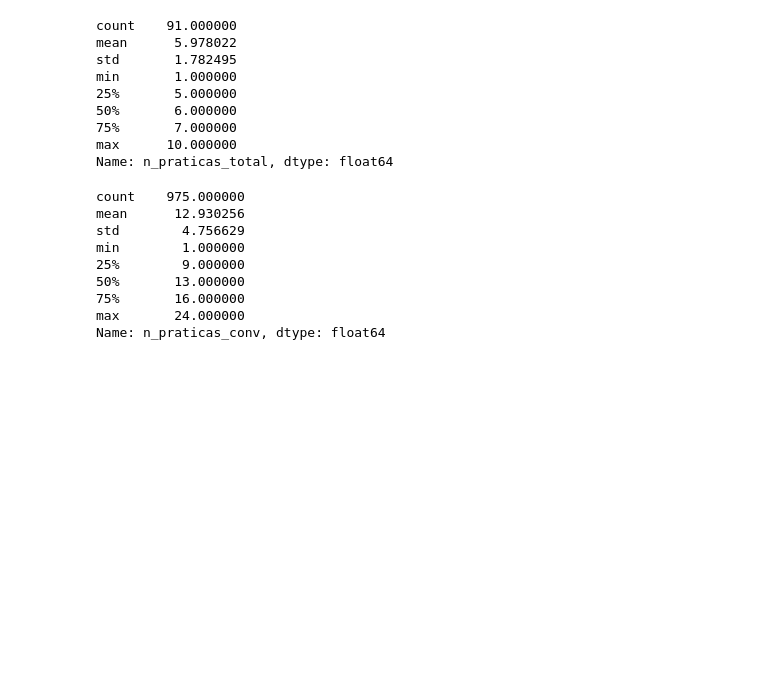
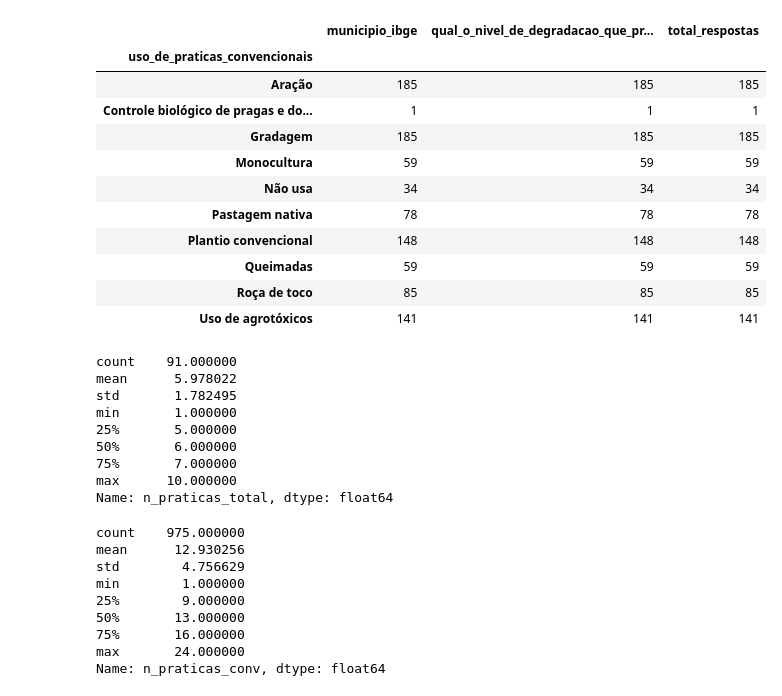
Before and after one commit to ValentineMaria/Artigo_Mapitos, a Jupyter notebook: notebooks/Entendendo_Descrevendo.ipynb, the cells around one changed output. Saved outputs shown, nothing was run; the diff lists cells and outputs as text; code cells hidden in the pictures; blank space fills up the shorter version.

```diff
--- a/notebooks/Entendendo_Descrevendo.ipynb
+++ b/notebooks/Entendendo_Descrevendo.ipynb
@@ -17,3 +27,18 @@ dtype: float64
+# %%
+df_conv.groupby(['uso_de_praticas_convencionais']).count()
+# %% [output]
+|  | municipio_ibge | qual_o_nivel_de_degradacao_que_pr... | total_respostas |
+| uso_de_praticas_convencionais |  |  |  |
+| Aração | 185 | 185 | 185 |
+| Controle biológico de pragas e do... | 1 | 1 | 1 |
+| Gradagem | 185 | 185 | 185 |
+| Monocultura | 59 | 59 | 59 |
+| Não usa | 34 | 34 | 34 |
+| Pastagem nativa | 78 | 78 | 78 |
+| Plantio convencional | 148 | 148 | 148 |
+| Queimadas | 59 | 59 | 59 |
+| Roça de toco | 85 | 85 | 85 |
+| Uso de agrotóxicos | 141 | 141 | 141 |
 # %%
 df_conv['n_praticas_total'].describe()
 # %% [output]
```
Also changed, not shown: parts of 2 cells of this notebook, 35 other files.
